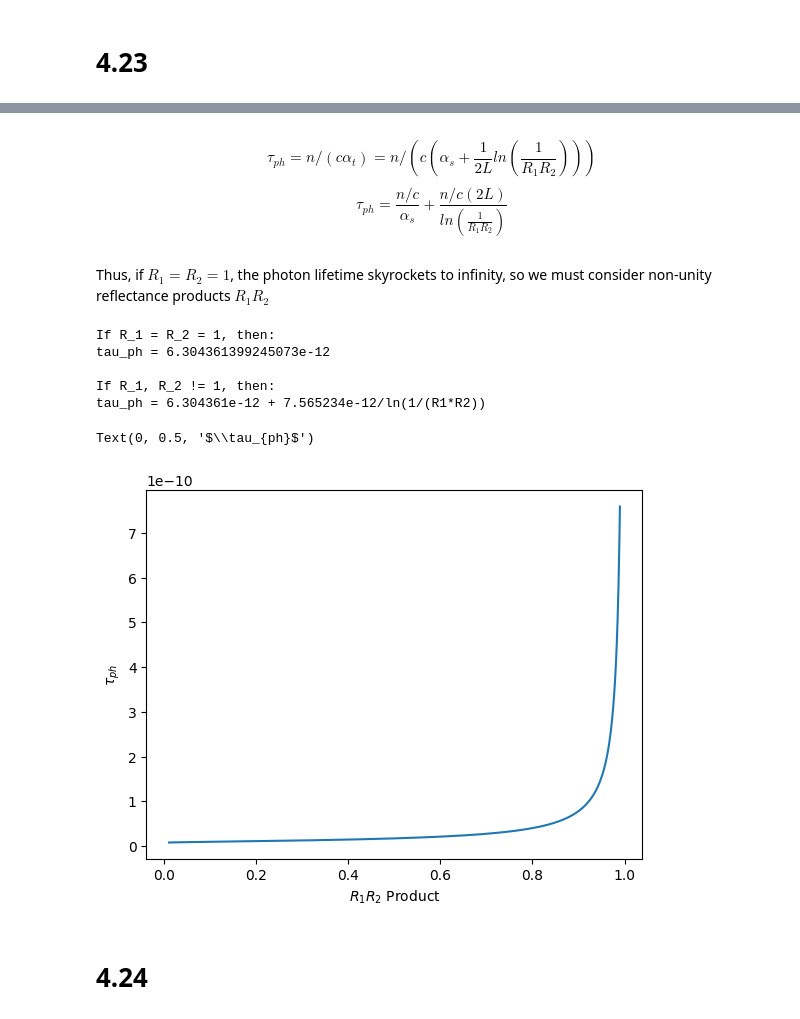
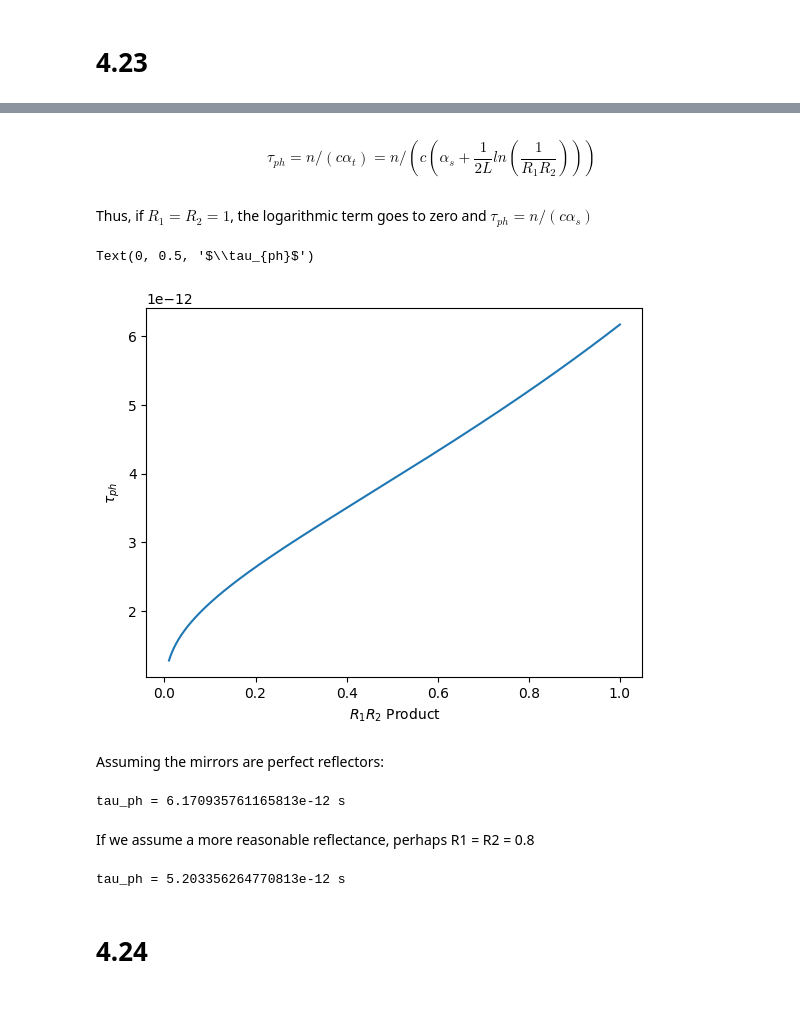
Before and after one commit to 11of12/coursework, a Jupyter notebook: winter2026/ecen555/hw6/hw6.ipynb, the cells around one changed output, grey strips where cells are left out. Drawn from its saved outputs; the diff is of its cells as text; code cells hidden in the pictures.

```diff
--- a/winter2026/ecen555/hw6/hw6.ipynb
+++ b/winter2026/ecen555/hw6/hw6.ipynb
@@ -192,33 +285,35 @@ print(f"{N_ph:e} photons per m^3")
 ![](photon_cavity_lifetime.png)
 # %% [markdown]
 $$ \tau_{ph} = n / (c \alpha_t) = n / (c(\alpha_s + \frac{1}{2L}ln(\frac{1}{R_1R_2})))$$
-$$ \tau_{ph} = \frac{n/c}{\alpha_s} + \frac{n/c(2L)}{ln(\frac{1}{R_1R_2})}$$
 # %% [markdown]
-Thus, if $R_1 = R_2 = 1$, the photon lifetime skyrockets to infinity, so we must consider non-unity reflectance products $R_1 R_2$
+Thus, if $R_1 = R_2 = 1$, the logarithmic term goes to zero and $\tau_{ph} = n/(c\alpha_s)$
 # %%
 alpha_s = 20e2 # 20 per cm
 L=300e-6
-n=3.78
+n=3.7
 
-print("If R_1, R_2 != 1, then: ")
-print(f"tau_ph = {((n/c)/alpha_s):e} + {((n/c)*(2*L)):e}/ln(1/(R1*R2))")
+R1R2 = np.linspace(0.01, 1.0, 1000)
+
+tau_ph = n / (c*(alpha_s+np.log(1/R1R2)/(2*L)))
+
+plt.plot(R1R2, tau_ph)
+plt.xlabel(r"$R_1 R_2$ Product")
+plt.ylabel(r"$\tau_{ph}$")
 # %% [output]
-If R_1 = R_2 = 1, then:
-tau_ph = 6.304361399245073e-12
-
-If R_1, R_2 != 1, then:
-tau_ph = 6.304361e-12 + 7.565234e-12/ln(1/(R1*R2))
+Text(0, 0.5, '$\\tau_{ph}$')
+[figure, added]
+# %% [markdown]
+Assuming the mirrors are perfect reflectors:
 # %%
-R1R2 = np.linspace(0.01, 0.99, 1000)
-
-tau_ph = (n/c)/alpha_s + (n/c) * 2*L/(np.log(1/(R1R2)))
-
-plt.plot(R1R2, tau_ph)
-plt.xlabel(r"$R_1 R_2$ Product")
-plt.ylabel(r"$\tau_{ph}$")
+print(f"tau_ph = {n / (c*alpha_s)} s")
 # %% [output]
-Text(0, 0.5, '$\\tau_{ph}$')
+tau_ph = 6.170935761165813e-12 s
-[figure, removed]
+# %% [markdown]
+If we assume a more reasonable reflectance, perhaps R1 = R2 = 0.8
+# %%
+print(f"tau_ph = {n / (c*(alpha_s+np.log(1/0.8)/(2*L)))} s")
+# %% [output]
+tau_ph = 5.203356264770813e-12 s
 # %% [markdown]
 # 4.24
 # %% [markdown]
```
Also changed, not shown: parts of 33 cells of this notebook, 12 other files.
